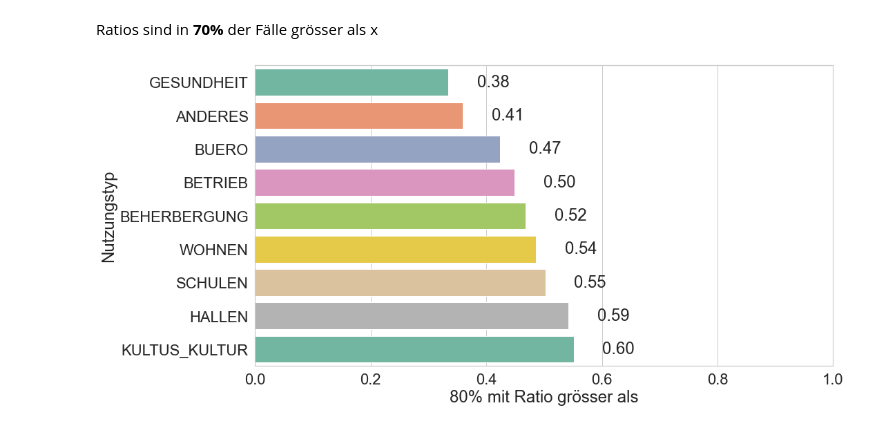
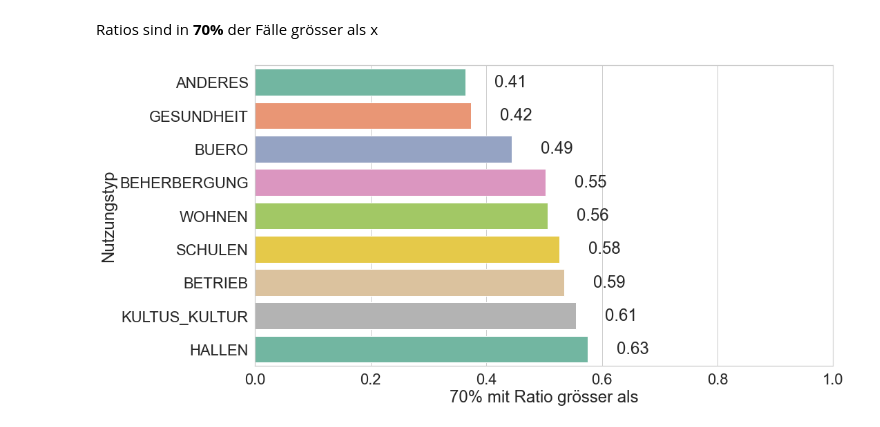
Before and after one commit to FHNW-RW/ip5-metriken-bauwesen, a Jupyter notebook: src/analysis/ratio_benchmarks/hnf_gf.ipynb, the cells around one changed output. Drawn from its saved outputs; the diff is of its cells as text; code cells hidden in the pictures.

```diff
--- a/src/analysis/ratio_benchmarks/hnf_gf.ipynb
+++ b/src/analysis/ratio_benchmarks/hnf_gf.ipynb
@@ -129,6 +130,6 @@ charts.barplot_reversed_percentiles(ratio_data, df, save_label=FIELD_RATIO, perc
 # %% [markdown]
 Ratios sind in **70%** der Fälle grösser als x
 # %%
-charts.barplot_reversed_percentiles(ratio_data, df, save_label=FIELD_RATIO, percentile=30, upper_limit= 1.0, lower_limit=0.0)
+charts.barplot_reversed_percentiles(ratio_data, df, ratio_label=FIELD_RATIO, percentile=30, upper_limit= 1.0, lower_limit=0.0)
 # %% [output]
-[figure, old version]
+[figure, new version]
```
Also changed, not shown: parts of 9 cells of this notebook, 7 other files.
